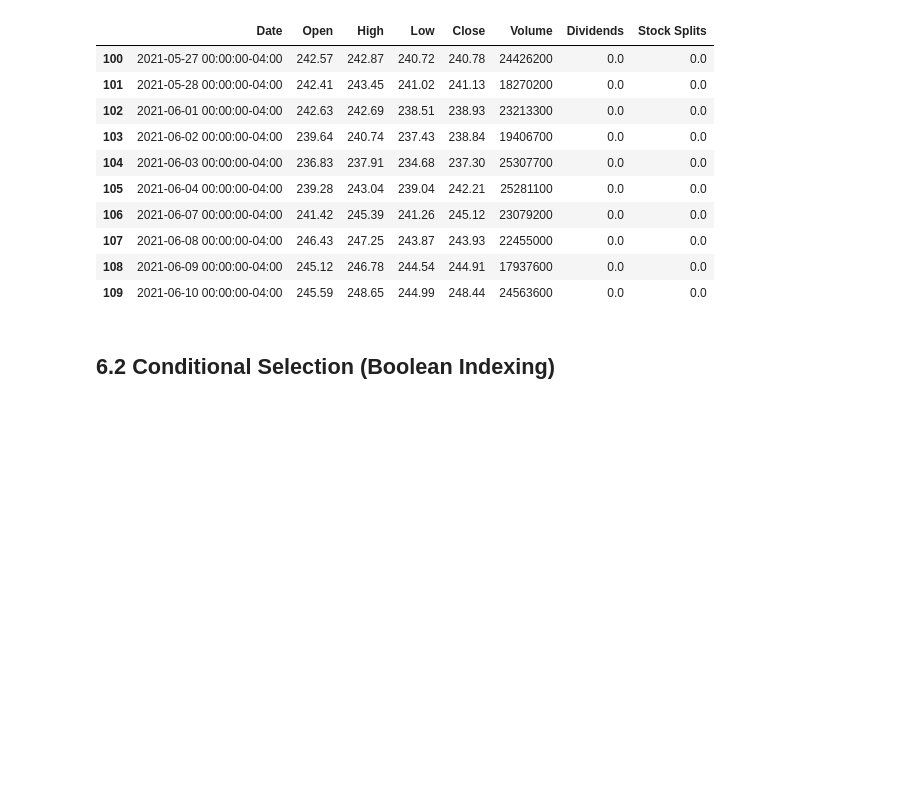
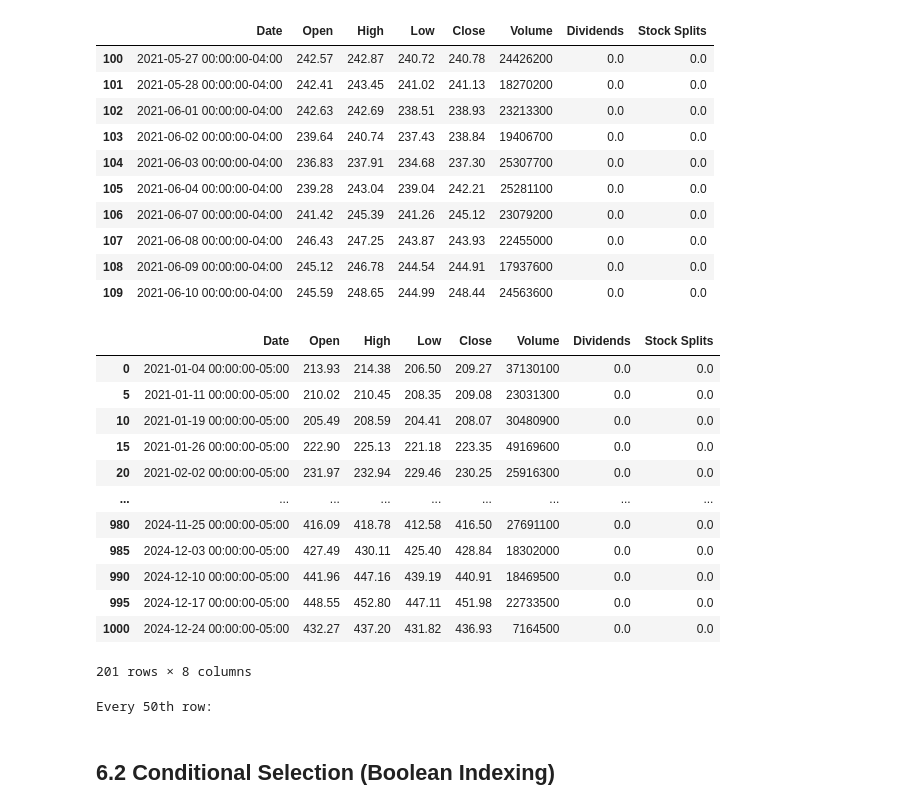
Before and after one commit to kuruscufatih/applied-finance-python, a Jupyter notebook: 0_learning_python/python_advanced/learning_pandas.ipynb, the cells around one changed output. Saved outputs shown, nothing was run; the diff lists cells and outputs as text; code cells hidden in the pictures; blank space fills up the shorter version.

```diff
--- a/0_learning_python/python_advanced/learning_pandas.ipynb
+++ b/0_learning_python/python_advanced/learning_pandas.ipynb
@@ -252,9 +402,27 @@ Rows 100-110:
 | 107 | 2021-06-08 00:00:00-04:00 | 246.43 | 247.25 | 243.87 | 243.93 | 22455000 | 0.0 | 0.0 |
 | 108 | 2021-06-09 00:00:00-04:00 | 245.12 | 246.78 | 244.54 | 244.91 | 17937600 | 0.0 | 0.0 |
 | 109 | 2021-06-10 00:00:00-04:00 | 245.59 | 248.65 | 244.99 | 248.44 | 24563600 | 0.0 | 0.0 |
+# %%
+df[::5]
+# %% [output]
+|  | Date | Open | High | Low | Close | Volume | Dividends | Stock Splits |
+| 0 | 2021-01-04 00:00:00-05:00 | 213.93 | 214.38 | 206.50 | 209.27 | 37130100 | 0.0 | 0.0 |
+| 5 | 2021-01-11 00:00:00-05:00 | 210.02 | 210.45 | 208.35 | 209.08 | 23031300 | 0.0 | 0.0 |
+| 10 | 2021-01-19 00:00:00-05:00 | 205.49 | 208.59 | 204.41 | 208.07 | 30480900 | 0.0 | 0.0 |
+| 15 | 2021-01-26 00:00:00-05:00 | 222.90 | 225.13 | 221.18 | 223.35 | 49169600 | 0.0 | 0.0 |
+| 20 | 2021-02-02 00:00:00-05:00 | 231.97 | 232.94 | 229.46 | 230.25 | 25916300 | 0.0 | 0.0 |
+| ... | ... | ... | ... | ... | ... | ... | ... | ... |
+| 980 | 2024-11-25 00:00:00-05:00 | 416.09 | 418.78 | 412.58 | 416.50 | 27691100 | 0.0 | 0.0 |
+| 985 | 2024-12-03 00:00:00-05:00 | 427.49 | 430.11 | 425.40 | 428.84 | 18302000 | 0.0 | 0.0 |
+| 990 | 2024-12-10 00:00:00-05:00 | 441.96 | 447.16 | 439.19 | 440.91 | 18469500 | 0.0 | 0.0 |
+| 995 | 2024-12-17 00:00:00-05:00 | 448.55 | 452.80 | 447.11 | 451.98 | 22733500 | 0.0 | 0.0 |
+| 1000 | 2024-12-24 00:00:00-05:00 | 432.27 | 437.20 | 431.82 | 436.93 | 7164500 | 0.0 | 0.0 |
+201 rows × 8 columns
 # %%
 # Every 50th row
 print("Every 50th row:")
-df[::50]
+# df[::50]
+# %% [output]
+Every 50th row:
 # %% [markdown]
 ## 6.2 Conditional Selection (Boolean Indexing)
```
Also changed, not shown: parts of 37 cells of this notebook, 2 other files.
